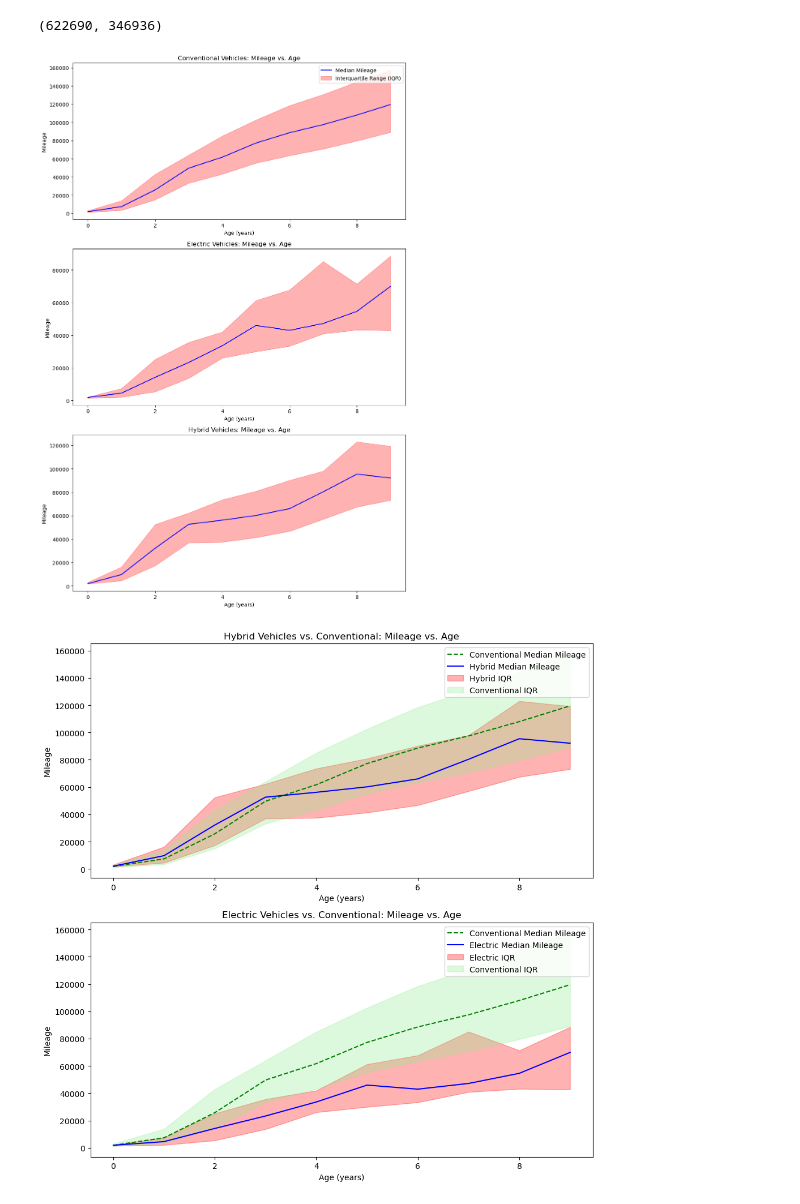
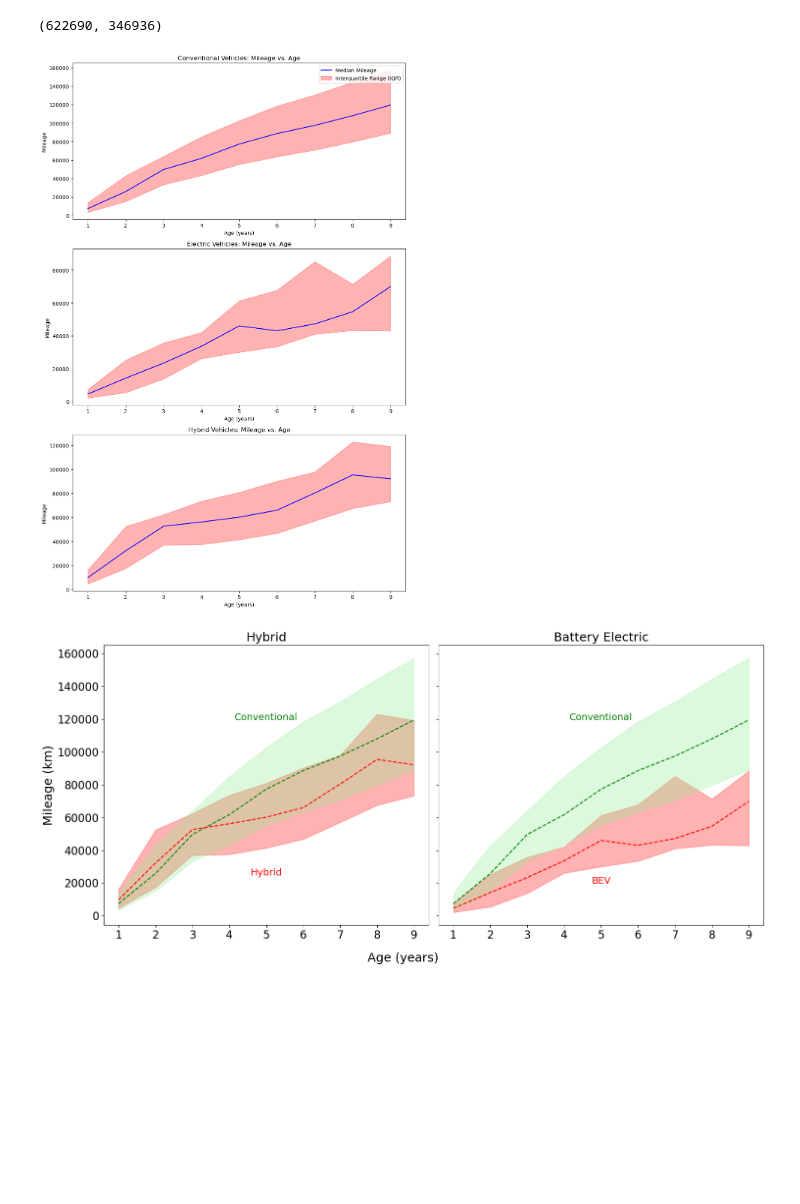
Before and after one commit to GunnerGitHub/Web-Scraping-for-Car-Data, a Jupyter notebook: Data Analysis/Mileage Analysis/MileageAnalysis.ipynb, the cells around one changed output. Cells and saved outputs as stored; diff of their text form; code cells hidden in the pictures; blank space fills up the shorter version.

```diff
--- a/Data Analysis/Mileage Analysis/MileageAnalysis.ipynb
+++ b/Data Analysis/Mileage Analysis/MileageAnalysis.ipynb
@@ -44,6 +44,7 @@ removed, after_removal
 import numpy as np
 import matplotlib.pyplot as plt
 
+data = data[data['Age'] > 0]
 
 # Group data by 'Fuel Type Adjusted' and 'Age', then calculate the median and percentiles for each group
 grouped_data = data.groupby(['Fuel Type Adjusted', 'Age']).agg(
@@ -82,44 +83,63 @@ for index, fuel_type in enumerate(fuel_types):
 plt.tight_layout()
 plt.show()
 # %% [output]
-[figure, old version]
+[figure, new version]
 # %%
 # Begin plotting for combined fuel types
-fig, axs = plt.subplots(2, 1, figsize=(10, 10))  # Reduced number of subplots
+fig, axs = plt.subplots(1, 2, figsize=(15, 7), sharey=True)  # 1 row, 2 columns, shared y-axis
 
 # Plot each fuel type in different subplots
 fuel_types = ['Hybrid', 'Electric']  # Specify which fuel types to plot separately
 conventional_data = grouped_data[grouped_data['Fuel Type Adjusted'] == 'Conventional']
 
 for index, fuel_type in enumerate(fuel_types):
     subset = grouped_data[grouped_data['Fuel Type Adjusted'] == fuel_type]
     if subset.empty:
         continue
 
     # Sorting the subsets by 'Age'
     subset = subset.sort_values(by='Age')
     conventional_subset = conventional_data.sort_values(by='Age')
 
     # Plotting the conventional data on each subplot with a specific color
     axs[index].plot(conventional_subset['Age'], conventional_subset['median_mileage'], color='green', label='Conventional Median Mileage', linestyle='--')
 
     # Plotting the specific fuel type data
-    axs[index].plot(subset['Age'], subset['median_mileage'], color='blue', label=f'{fuel_type} Median Mileage')
+    axs[index].plot(subset['Age'], subset['median_mileage'], color='red', label=f'{fuel_type} Median Mileage', linestyle='--')
 
     # Plotting the area between the 25th and 75th percentiles for each type
     axs[index].fill_between(subset['Age'], subset['percentile_25'], subset['percentile_75'], color='red', alpha=0.3, label=f'{fuel_type} IQR')
     axs[index].fill_between(conventional_subset['Age'], conventional_subset['percentile_25'], conventional_subset['percentile_75'], color='lightgreen', alpha=0.3, label='Conventional IQR')
 
-    axs[index].set_title(f'{fuel_type} Vehicles vs. Conventional: Mileage vs. Age')
-    axs[index].set_xlabel('Age (years)')
-    axs[index].set_ylabel('Mileage')
+    if fuel_type == "Electric":
+        axs[index].set_title('Battery Electric', fontsize=18)
+    else:
+        axs[index].set_title(f'{fuel_type}', fontsize=18)
 
-    axs[index].legend()
+    #axs[index].set_xlabel('Age (years)')
+
+    # Only set the y-label for the first plot, since they share the y-axis
+    if index == 0:
+        axs[index].set_ylabel('Mileage (km)', fontsize=18)
+
+    # Increase tick label size
+    axs[index].tick_params(axis='both', which='major', labelsize=16)
+
+    #axs[index].legend()
+    # Annotating Conventional and Fuel Type areas
+    if fuel_type == "Electric":
+        fuel_type = "BEV"
+    axs[index].text(conventional_subset['Age'].mean(), conventional_subset['median_mileage'].max(),
+                    'Conventional', color='green', fontsize=14, ha='center')
+    axs[index].text(subset['Age'].mean(), subset['median_mileage'].min() + 15000,
+                    fuel_type, color='red', fontsize=14, ha='center')
+
+fig.supxlabel('Age (years)', fontsize=18)
 
 plt.tight_layout()
 plt.show()
 # %% [output]
-[figure, old version]
+[figure, new version]
 # %%
 # Update data for Tesla and Non-Tesla BEVs
 data = data_unique
```
Also changed, not shown: parts of 3 cells of this notebook.
